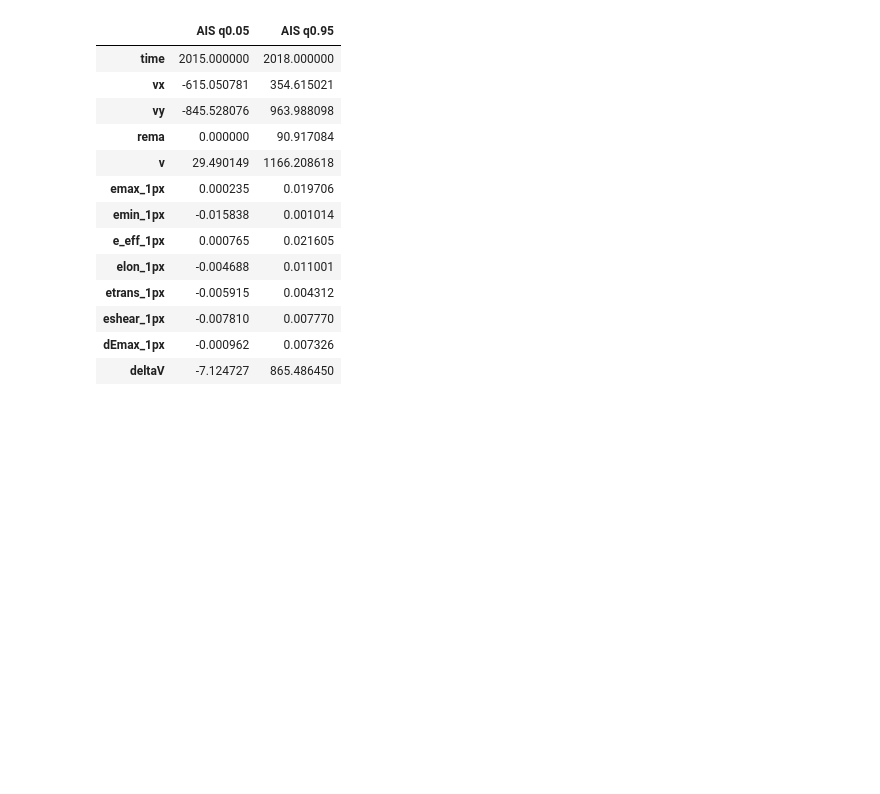
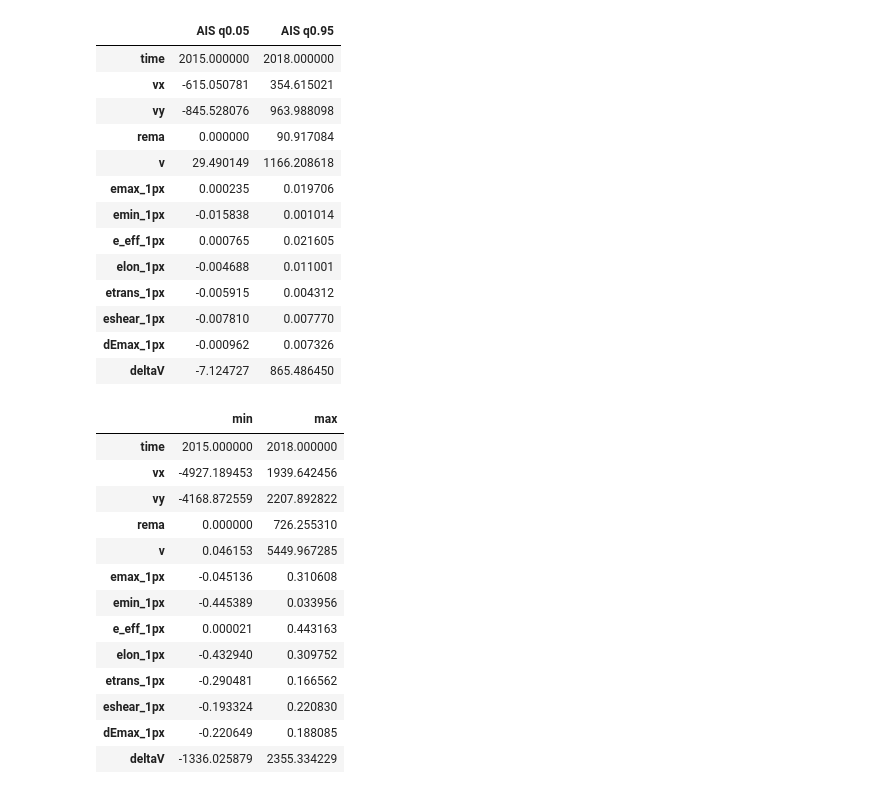
Before and after one commit to mizeboud/antarctic-damage-change, a Jupyter notebook: notebooks/data_input_ranges.ipynb, the cells around one changed output. Saved outputs shown, nothing was run; the diff lists cells and outputs as text; code cells hidden in the pictures; blank space fills up the shorter version.

```diff
--- a/notebooks/data_input_ranges.ipynb
+++ b/notebooks/data_input_ranges.ipynb
@@ -393,3 +581,22 @@ display( pd.DataFrame(data_pxs_ais.quantile([0.05,0.95])).transpose().rename(col
 | eshear_1px | -0.007810 | 0.007770 |
 | dEmax_1px | -0.000962 | 0.007326 |
 | deltaV | -7.124727 | 865.486450 |
+# %%
+# display( pd.DataFrame(data_pxs_ais.quantile([0.05,0.95])).transpose().rename(columns={0.05:'AIS q0.05',0.95:'AIS q0.95'}) )
+df = data_pxs_ais.describe().transpose()
+df[['min','max']]
+# %% [output]
+|  | min | max |
+| time | 2015.000000 | 2018.000000 |
+| vx | -4927.189453 | 1939.642456 |
+| vy | -4168.872559 | 2207.892822 |
+| rema | 0.000000 | 726.255310 |
+| v | 0.046153 | 5449.967285 |
+| emax_1px | -0.045136 | 0.310608 |
+| emin_1px | -0.445389 | 0.033956 |
+| e_eff_1px | 0.000021 | 0.443163 |
+| elon_1px | -0.432940 | 0.309752 |
+| etrans_1px | -0.290481 | 0.166562 |
+| eshear_1px | -0.193324 | 0.220830 |
+| dEmax_1px | -0.220649 | 0.188085 |
+| deltaV | -1336.025879 | 2355.334229 |
```
Also changed, not shown: parts of 21 cells of this notebook.
